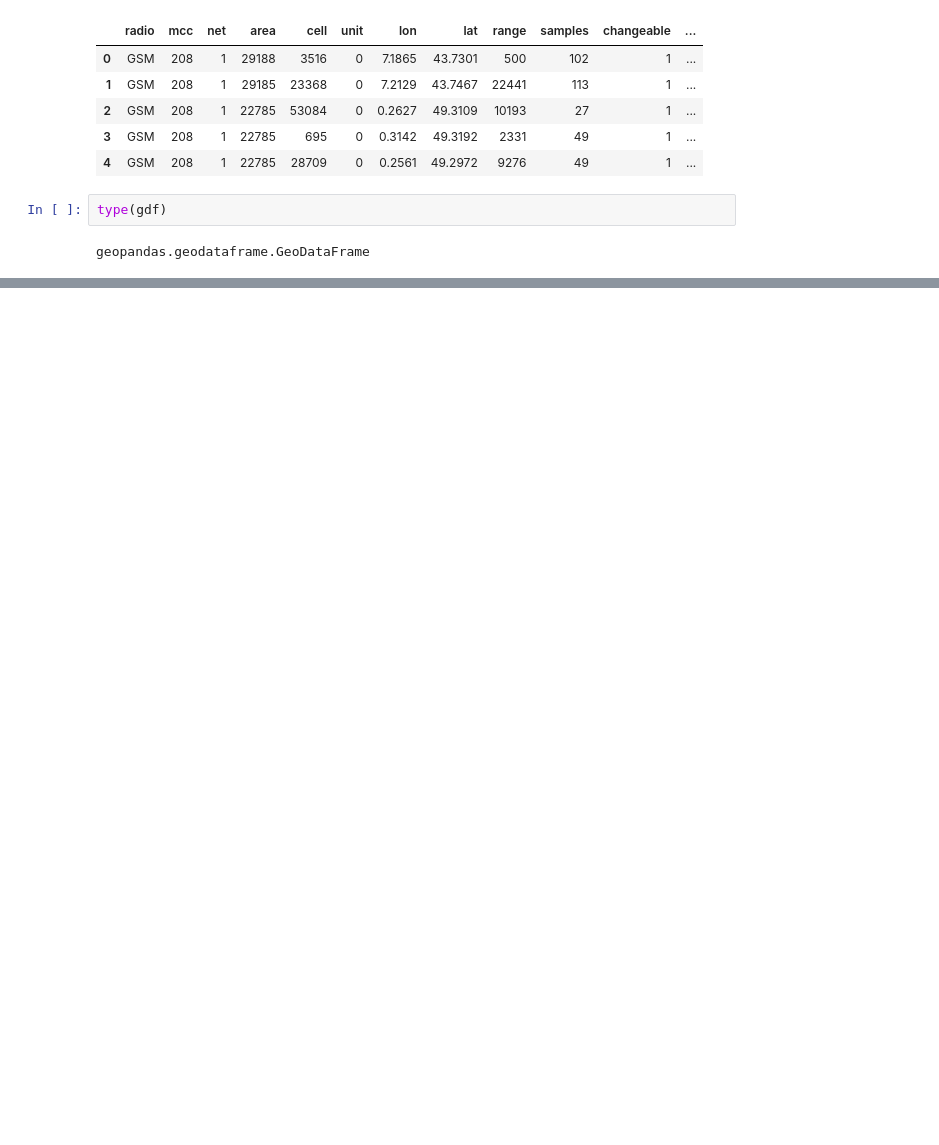
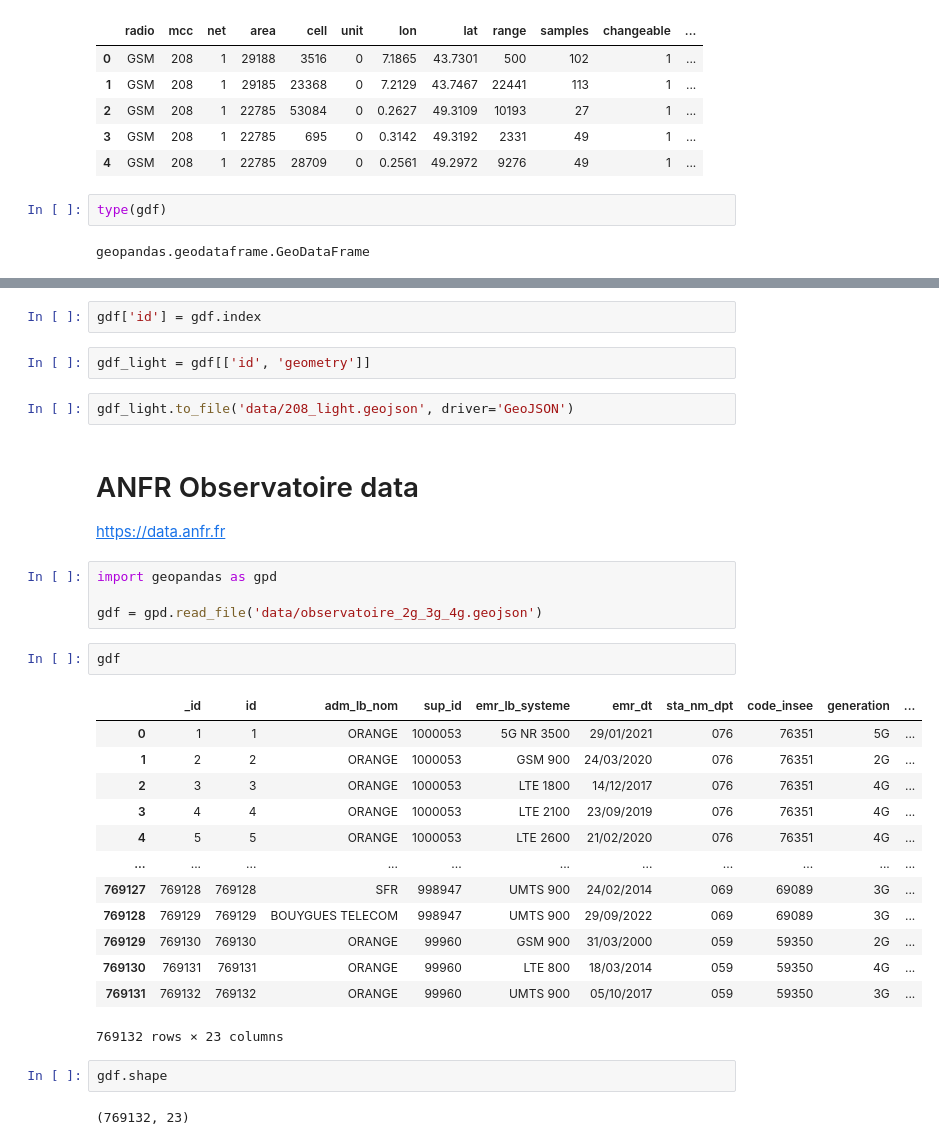
Before and after one commit to yzpt/cell_towers, a Jupyter notebook: 1.0.extract.ipynb, the cells around one changed output, grey strips where cells are left out. Cells and saved outputs as stored; diff of their text form; blank space fills up the shorter version.

```diff
--- a/1.0.extract.ipynb
+++ b/1.0.extract.ipynb
@@ -198,0 +218,33 @@ geopandas.geodataframe.GeoDataFrame
+# %%
+gdf['id'] = gdf.index
+# %%
+gdf_light = gdf[['id', 'geometry']]
+# %%
+gdf_light.to_file('data/208_light.geojson', driver='GeoJSON')
+# %% [markdown]
+# ANFR Observatoire data
+https://data.anfr.fr
+# %%
+import geopandas as gpd
+
+gdf = gpd.read_file('data/observatoire_2g_3g_4g.geojson')
+# %%
+gdf
+# %% [output]
+|  | _id | ﻿id | adm_lb_nom | sup_id | emr_lb_systeme | emr_dt | sta_nm_dpt | code_insee | generation | ... |
+| 0 | 1 | 1 | ORANGE | 1000053 | 5G NR 3500 | 29/01/2021 | 076 | 76351 | 5G | ... |
+| 1 | 2 | 2 | ORANGE | 1000053 | GSM 900 | 24/03/2020 | 076 | 76351 | 2G | ... |
+| 2 | 3 | 3 | ORANGE | 1000053 | LTE 1800 | 14/12/2017 | 076 | 76351 | 4G | ... |
+| 3 | 4 | 4 | ORANGE | 1000053 | LTE 2100 | 23/09/2019 | 076 | 76351 | 4G | ... |
+| 4 | 5 | 5 | ORANGE | 1000053 | LTE 2600 | 21/02/2020 | 076 | 76351 | 4G | ... |
+| ... | ... | ... | ... | ... | ... | ... | ... | ... | ... | ... |
+| 769127 | 769128 | 769128 | SFR | 998947 | UMTS 900 | 24/02/2014 | 069 | 69089 | 3G | ... |
+| 769128 | 769129 | 769129 | BOUYGUES TELECOM | 998947 | UMTS 900 | 29/09/2022 | 069 | 69089 | 3G | ... |
+| 769129 | 769130 | 769130 | ORANGE | 99960 | GSM 900 | 31/03/2000 | 059 | 59350 | 2G | ... |
+| 769130 | 769131 | 769131 | ORANGE | 99960 | LTE 800 | 18/03/2014 | 059 | 59350 | 4G | ... |
+| 769131 | 769132 | 769132 | ORANGE | 99960 | UMTS 900 | 05/10/2017 | 059 | 59350 | 3G | ... |
+769132 rows × 23 columns
+# %%
+gdf.shape
+# %% [output]
+(769132, 23)
```
Also changed, not shown: parts of 13 cells of this notebook, 4 other files.
